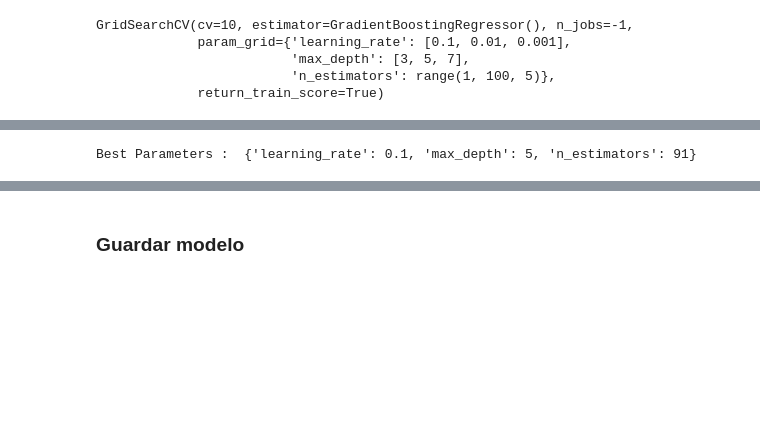
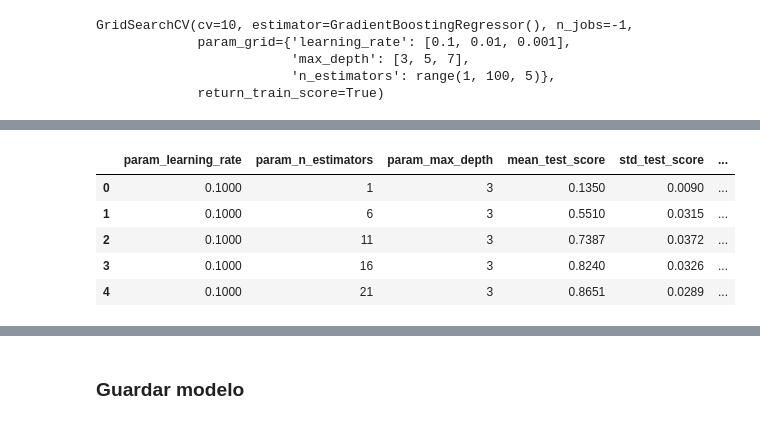
Before and after one commit to mrbedoya/ml-2026, a Jupyter notebook: 17_GradientBoosting_Regresion.ipynb, the cells around one changed output, grey strips where cells are left out. Cells and saved outputs as stored; diff of their text form; code cells hidden in the pictures; blank space fills up the shorter version.

```diff
--- a/17_GradientBoosting_Regresion.ipynb
+++ b/17_GradientBoosting_Regresion.ipynb
@@ -474,8 +440,22 @@ results_grid_GrdB_filtered[['param_learning_rate', 'param_max_depth', 'param_n_e
-# %%
-# Se identifican los mejores hiperparámetros
-best_params = grid_GrdB.best_params_
-print('Best Parameters : ',best_params)
-# %% [output]
-Best Parameters :  {'learning_rate': 0.1, 'max_depth': 5, 'n_estimators': 91}
+# %%
+# Evitar sobreajuste: Filtrar para mostrar solo los resultados donde diff_test_train es menor o igual al 5%
+results_grid_GrdB_filtered = results_grid_GrdB_filtered[results_grid_GrdB_filtered['diff_test_train'] <= 0.05]
+
+# Verificar si results_grid_rf_filtered está vacío antes de continuar
+if results_grid_GrdB_filtered.empty:
+    print("No se identificaron valores")
+else:
+    # Encuentra el índice del máximo valor en la columna mean_test_score
+    indice_min_diff_test_train = results_grid_GrdB_filtered['mean_test_score'].idxmax()
+
+# Mostrar los scores promedios por cada parámetro
+results_grid_GrdB_filtered[['param_learning_rate','param_n_estimators', 'param_max_depth', 'mean_test_score', 'std_test_score','mean_train_score','std_train_score', 'diff_test_train']].head(5)
+# %% [output]
+|  | param_learning_rate | param_n_estimators | param_max_depth | mean_test_score | std_test_score | ... |
+| 0 | 0.1000 | 1 | 3 | 0.1350 | 0.0090 | ... |
+| 1 | 0.1000 | 6 | 3 | 0.5510 | 0.0315 | ... |
+| 2 | 0.1000 | 11 | 3 | 0.7387 | 0.0372 | ... |
+| 3 | 0.1000 | 16 | 3 | 0.8240 | 0.0326 | ... |
+| 4 | 0.1000 | 21 | 3 | 0.8651 | 0.0289 | ... |
 # %%
 # Top 3 de los mejores scores
```
Also changed, not shown: parts of 7 cells of this notebook.
